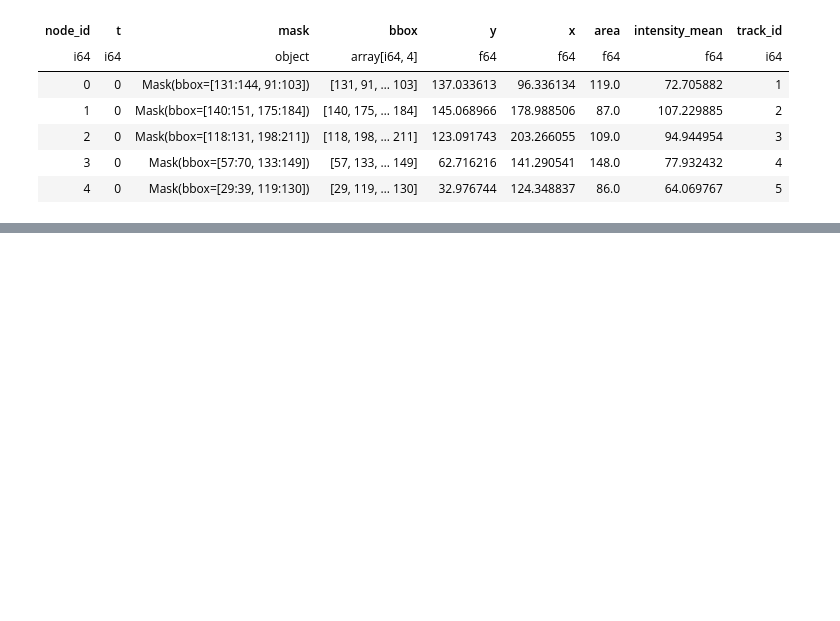
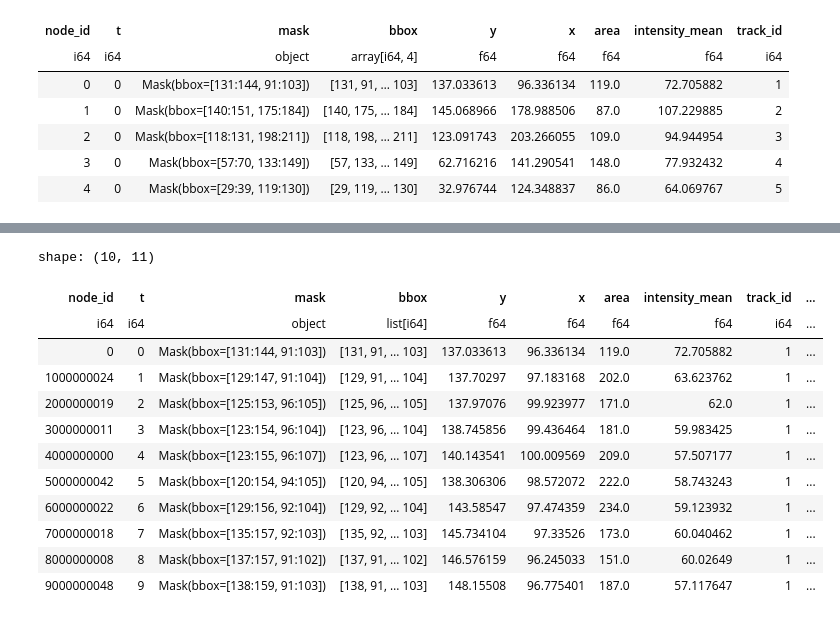
Before and after one commit to yfukai/napari-travali, a Jupyter notebook: examples/cell_seg_demo.ipynb, the cells around one changed output, grey strips where cells are left out. Cells and saved outputs as stored; diff of their text form; code cells hidden in the pictures; blank space fills up the shorter version.

```diff
--- a/examples/cell_seg_demo.ipynb
+++ b/examples/cell_seg_demo.ipynb
@@ -144,0 +163,17 @@ viewer.dims.set_current_step(0,0)
+# %%
+import polars as pl
+graph.node_attrs().filter(pl.col("track_id") ==1).sort("t")
+# %% [output]
+shape: (10, 11)
+| node_id | t | mask | bbox | y | x | area | intensity_mean | track_id | ... |
+| i64 | i64 | object | list[i64] | f64 | f64 | f64 | f64 | i64 | ... |
+| 0 | 0 | Mask(bbox=[131:144, 91:103]) | [131, 91, … 103] | 137.033613 | 96.336134 | 119.0 | 72.705882 | 1 | ... |
+| 1000000024 | 1 | Mask(bbox=[129:147, 91:104]) | [129, 91, … 104] | 137.70297 | 97.183168 | 202.0 | 63.623762 | 1 | ... |
+| 2000000019 | 2 | Mask(bbox=[125:153, 96:105]) | [125, 96, … 105] | 137.97076 | 99.923977 | 171.0 | 62.0 | 1 | ... |
+| 3000000011 | 3 | Mask(bbox=[123:154, 96:104]) | [123, 96, … 104] | 138.745856 | 99.436464 | 181.0 | 59.983425 | 1 | ... |
+| 4000000000 | 4 | Mask(bbox=[123:155, 96:107]) | [123, 96, … 107] | 140.143541 | 100.009569 | 209.0 | 57.507177 | 1 | ... |
+| 5000000042 | 5 | Mask(bbox=[120:154, 94:105]) | [120, 94, … 105] | 138.306306 | 98.572072 | 222.0 | 58.743243 | 1 | ... |
+| 6000000022 | 6 | Mask(bbox=[129:156, 92:104]) | [129, 92, … 104] | 143.58547 | 97.474359 | 234.0 | 59.123932 | 1 | ... |
+| 7000000018 | 7 | Mask(bbox=[135:157, 92:103]) | [135, 92, … 103] | 145.734104 | 97.33526 | 173.0 | 60.040462 | 1 | ... |
+| 8000000008 | 8 | Mask(bbox=[137:157, 91:102]) | [137, 91, … 102] | 146.576159 | 96.245033 | 151.0 | 60.02649 | 1 | ... |
+| 9000000048 | 9 | Mask(bbox=[138:159, 91:103]) | [138, 91, … 103] | 148.15508 | 96.775401 | 187.0 | 57.117647 | 1 | ... |
```
Also changed, not shown: parts of 6 cells of this notebook, 2 other files.
